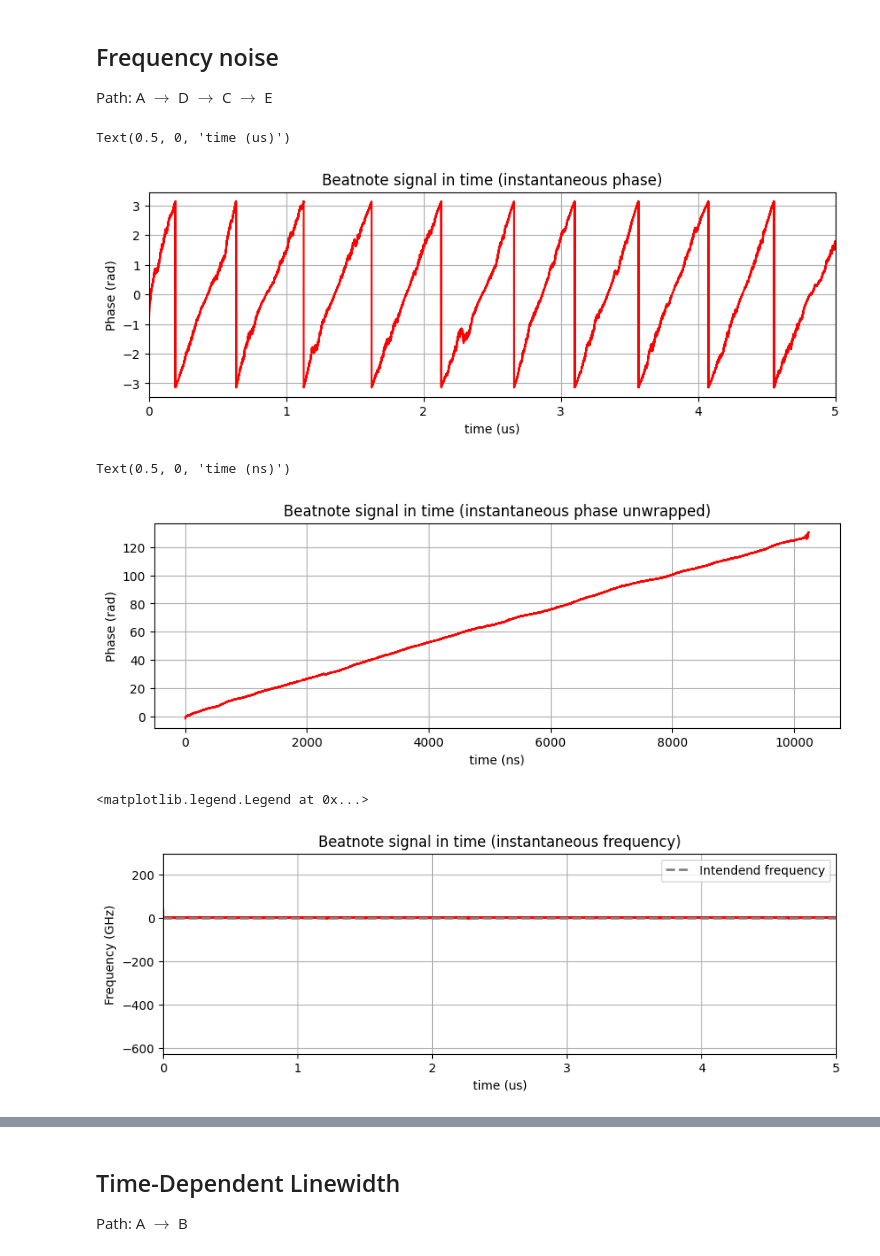
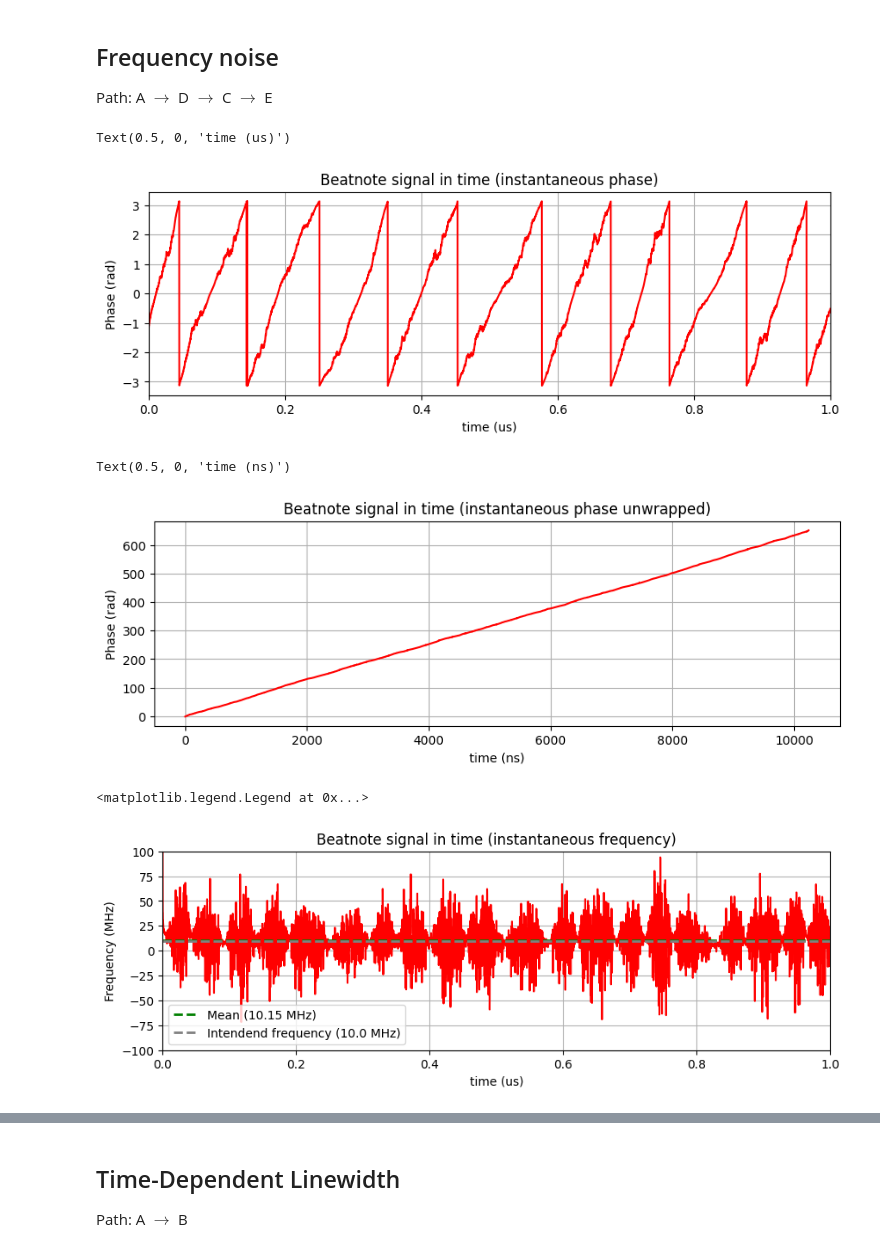
Before and after one commit to CaioRodrigues200/Laser-Study, a Jupyter notebook: Heterodyne_setup.ipynb, the cells around one changed output, grey strips where cells are left out. Cells and saved outputs as stored; diff of their text form; code cells hidden in the pictures.

Commit message:
Beatnote signal pt4

```diff
--- a/Heterodyne_setup.ipynb
+++ b/Heterodyne_setup.ipynb
@@ -224,12 +224,12 @@ plt.rcParams["figure.figsize"] = (8,6)
 # Transmitter parameters:
 paramTx = parameters()
 paramTx.NSb = 2**10         # number os symbols
-paramTx.SpS = 256*(256/1)          # samples per symbol
+paramTx.SpS = 256*(1/4)          # samples per symbol
 paramTx.Rs  = 100e6           # symbol rate
-paramTx.lw  = 2e5           # laser linewidth
+paramTx.lw  = 1e6           # laser linewidth
 paramTx.Pch_dBm  = -10       # channel power
 
-FreqValue = 2e6
+FreqValue = 10e6
 t = np.arange(0, paramTx.NSb * paramTx.SpS)
 Fs = paramTx.Rs*paramTx.SpS
 
@@ -247,11 +247,11 @@ sigTx = np.real(sigTx)
 plt.figure(figsize=(10,3))
 plt.plot(1e6*t/Fs,sigTx, color='red')
 plt.xlabel('time (us)')
-plt.xlim(0,5)
+plt.xlim(0,1)
 plt.grid()
 plt.title('Beatnote signal in time')
 
-display(Math(f'Result~Signal~Frequency = {FreqValue*1e-9}~GHz'))
+display(Math(f'Result~Signal~Frequency = {FreqValue*1e-9}~GHz |~~ Linewidth = {np.round(paramTx.lw*1e-6,2)}~MHz'))
 display(Math(f'Sampling~frequency = {np.round(Fs*1e-9,2)}~GHz'))
 display(Math(f'NSamples = {paramTx.NSb * paramTx.SpS}'))
 # %% [output]
@@ -271,11 +271,11 @@ plt.plot(1e6*t/Fs,sigTxIphase, color='red')
 plt.grid()
 plt.title('Beatnote signal in time (instantaneous phase)')
 plt.ylabel('Phase (rad)')
-plt.xlim(0,5)
+plt.xlim(0,1)
 plt.xlabel('time (us)')
 # %% [output]
 Text(0.5, 0, 'time (us)')
-[figure, old version]
+[figure, new version]
 # %%
 plt.figure(figsize=(10,3))
 plt.plot(1e9*t/Fs,np.unwrap(sigTxIphase), color='red')
@@ -285,24 +285,25 @@ plt.ylabel('Phase (rad)')
 plt.xlabel('time (ns)')
 # %% [output]
 Text(0.5, 0, 'time (ns)')
-[figure, old version]
+[figure, new version]
 # %%
 sigTxIFreq = np.gradient(np.unwrap(sigTxIphase),1/Fs)/(2*np.pi)
 
 plt.figure(figsize=(10,3))
-plt.plot(1e6*t/Fs,1e-9*sigTxIFreq, color='red')
+plt.plot(1e6*t/Fs,1e-6*sigTxIFreq, color='red')
 plt.grid()
 plt.title('Beatnote signal in time (instantaneous frequency)')
-plt.ylabel('Frequency (GHz)')
-plt.xlim(0,5)
-# plt.ylim(-0.5,0.5)
+plt.ylabel('Frequency (MHz)')
+plt.xlim(0,1)
+plt.ylim(-100,100)
 plt.xlabel('time (us)')
 
-plt.hlines(y=FreqValue*1e-9,xmin=0,xmax=5,linestyles='--',color='grey',linewidth=2,label='Intendend frequency')
+plt.hlines(y=np.mean(sigTxIFreq)*1e-6,xmin=0,xmax=5,linestyles='--',color='green',linewidth=2,label=f'Mean ({np.round(np.mean(sigTxIFreq)*1e-6,2)} MHz)')
+plt.hlines(y=FreqValue*1e-6,xmin=0,xmax=5,linestyles='--',color='grey',linewidth=2,label=f'Intendend frequency ({np.round(FreqValue*1e-6,2)} MHz)')
 plt.legend()
 # %% [output]
 <matplotlib.legend.Legend at 0x...>
-[figure, old version]
+[figure, new version]
 # %%
 [Hl1,wl1] = [np.fft.fft(sigTxIFreq),np.fft.fftfreq(len(sigTxIFreq), d=1/Fs)]
 
```
Also changed, not shown: parts of 5 cells of this notebook.
